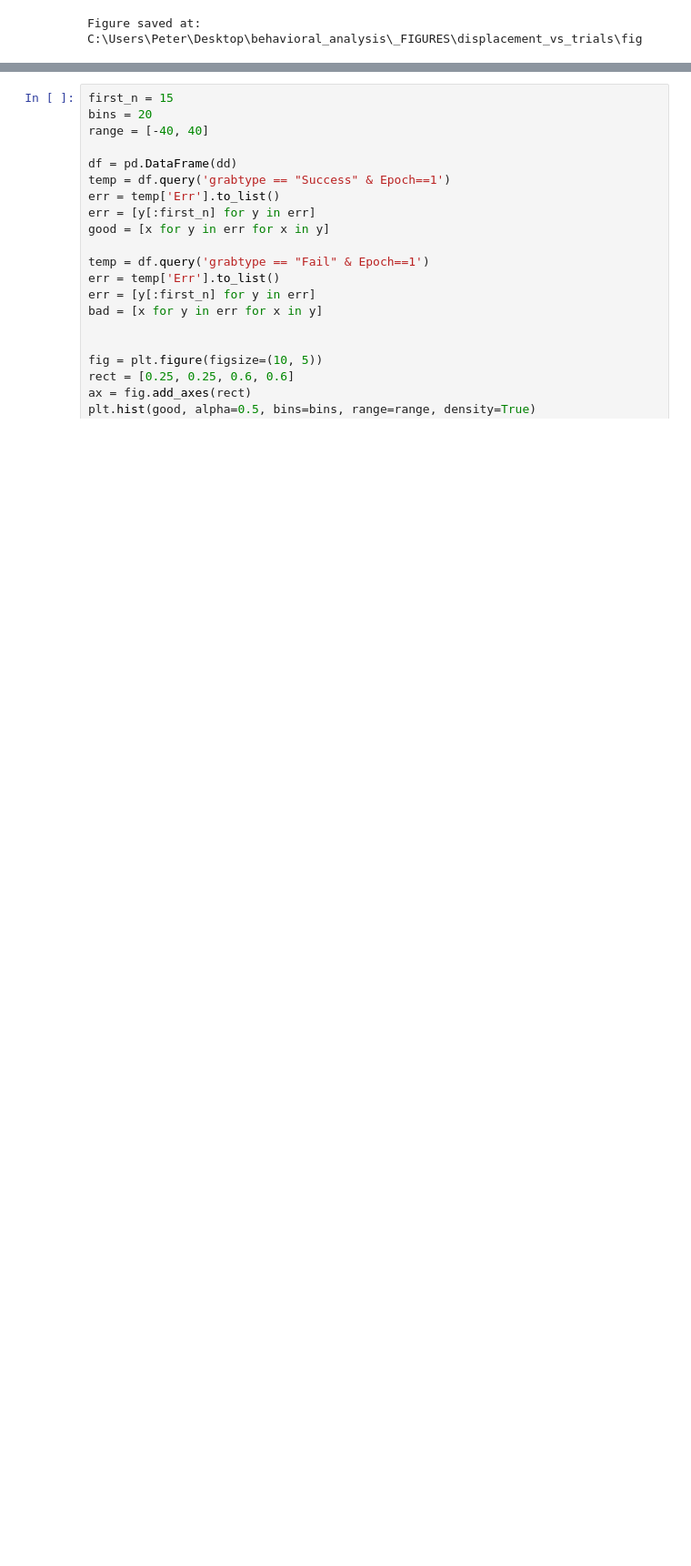
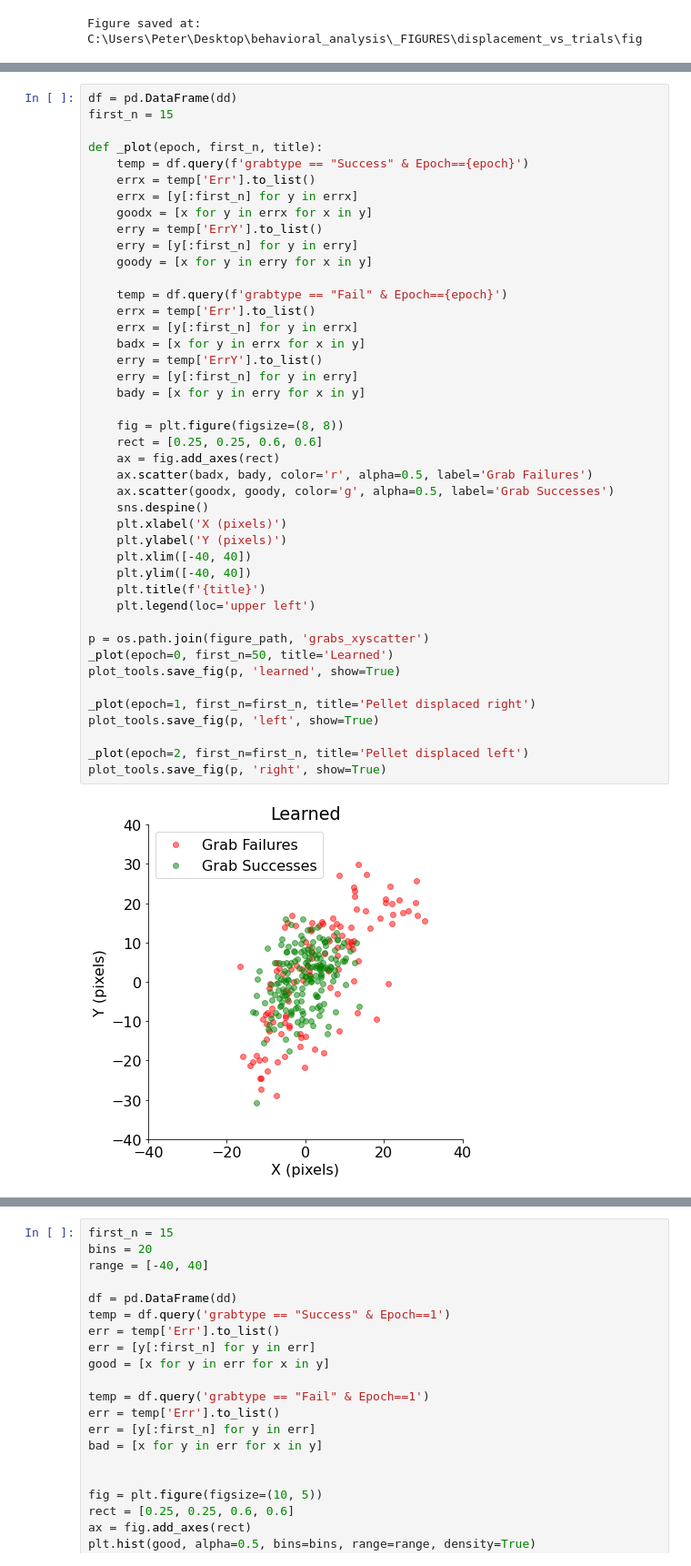
Before and after one commit to pwang724/behavioral_analysis, a Jupyter notebook: notebooks/04_08_2021_grab_error_displacement.ipynb, the cells around one changed output, grey strips where cells are left out. Shown: that part at 91% size. Cells and saved outputs as stored; diff of their text form; blank space fills up the shorter version.

Commit message:
added grab xy scatter

```diff
--- a/notebooks/04_08_2021_grab_error_displacement.ipynb
+++ b/notebooks/04_08_2021_grab_error_displacement.ipynb
@@ -272,3 +298,48 @@ more than 1 dropped region
 more than 1 dropped region
 more than 1 dropped region
 more than 1 dropped region
+# %%
+df = pd.DataFrame(dd)
+first_n = 15
+
+def _plot(epoch, first_n, title):
+    temp = df.query(f'grabtype == "Success" & Epoch=={epoch}')
+    errx = temp['Err'].to_list()
+    errx = [y[:first_n] for y in errx]
+    goodx = [x for y in errx for x in y]
+    erry = temp['ErrY'].to_list()
+    erry = [y[:first_n] for y in erry]
+    goody = [x for y in erry for x in y]
+
+    temp = df.query(f'grabtype == "Fail" & Epoch=={epoch}')
+    errx = temp['Err'].to_list()
+    errx = [y[:first_n] for y in errx]
+    badx = [x for y in errx for x in y]
+    erry = temp['ErrY'].to_list()
+    erry = [y[:first_n] for y in erry]
+    bady = [x for y in erry for x in y]
+
+    fig = plt.figure(figsize=(8, 8))
+    rect = [0.25, 0.25, 0.6, 0.6]
+    ax = fig.add_axes(rect)
+    ax.scatter(badx, bady, color='r', alpha=0.5, label='Grab Failures')
+    ax.scatter(goodx, goody, color='g', alpha=0.5, label='Grab Successes')
+    sns.despine()
+    plt.xlabel('X (pixels)')
+    plt.ylabel('Y (pixels)')
+    plt.xlim([-40, 40])
+    plt.ylim([-40, 40])
+    plt.title(f'{title}')
+    plt.legend(loc='upper left')
+
+p = os.path.join(figure_path, 'grabs_xyscatter')
+_plot(epoch=0, first_n=50, title='Learned')
+plot_tools.save_fig(p, 'learned', show=True)
+
+_plot(epoch=1, first_n=first_n, title='Pellet displaced right')
+plot_tools.save_fig(p, 'left', show=True)
+
+_plot(epoch=2, first_n=first_n, title='Pellet displaced left')
+plot_tools.save_fig(p, 'right', show=True)
+# %% [output]
+[figure, added]
```
Also changed, not shown: parts of 3 cells of this notebook.
